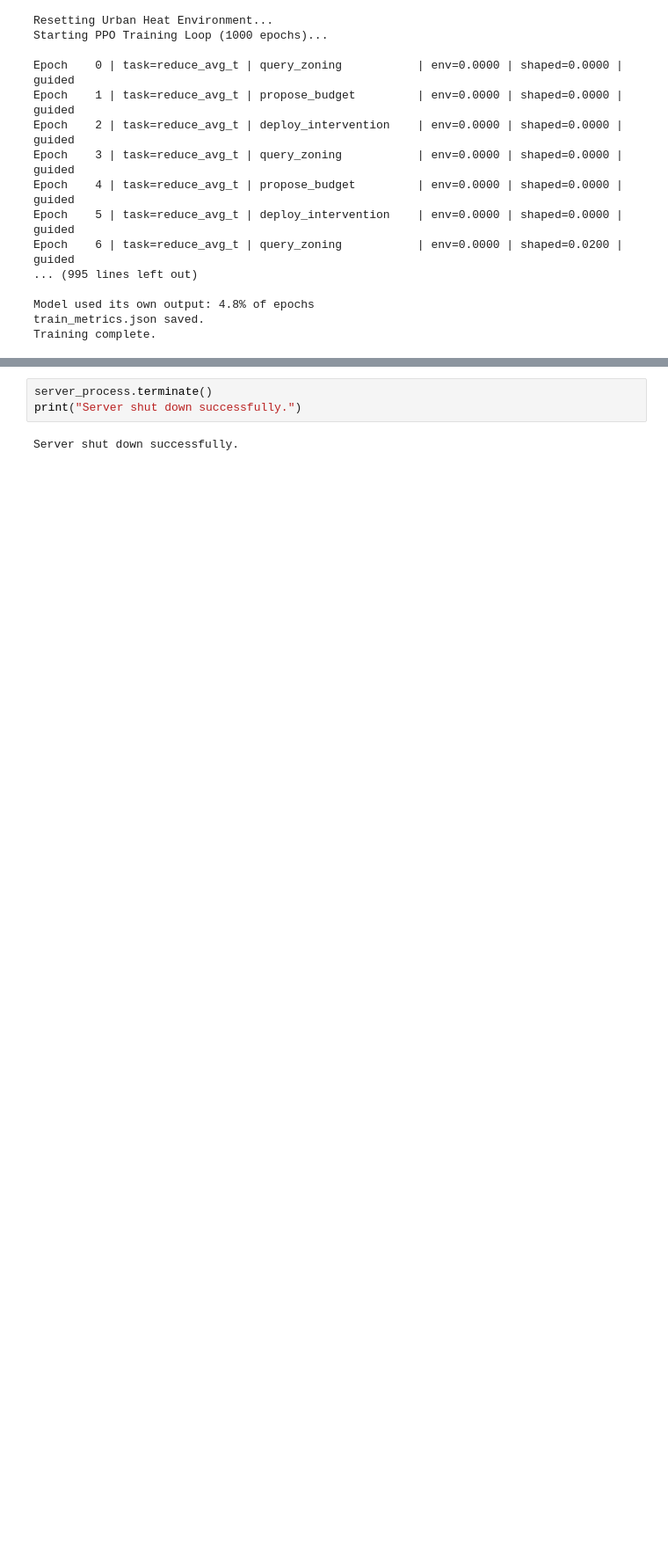
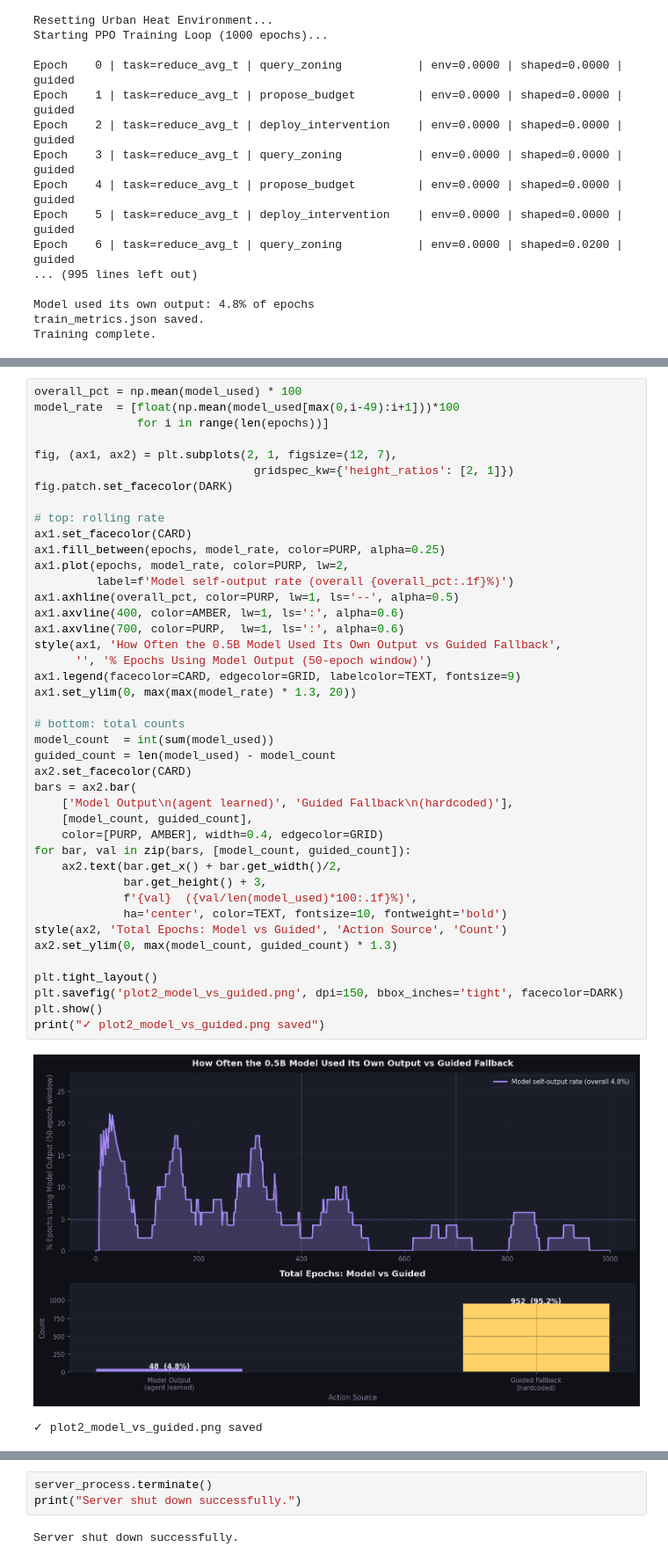
Before and after one commit to Shoaibahmed-2005/Urban-Heat-Round-2, a Jupyter notebook: train_trl.ipynb, the cells around one changed output, grey strips where cells are left out. Shown at 88% size. Cells and saved outputs as stored; diff of their text form; blank space fills up the shorter version.

```diff
--- a/train_trl.ipynb
+++ b/train_trl.ipynb
@@ -419,0 +196,45 @@ After training is complete, we terminate the background FastAPI process to free
+# %%
+overall_pct = np.mean(model_used) * 100
+model_rate  = [float(np.mean(model_used[max(0,i-49):i+1]))*100
+               for i in range(len(epochs))]
+
+fig, (ax1, ax2) = plt.subplots(2, 1, figsize=(12, 7),
+                                gridspec_kw={'height_ratios': [2, 1]})
+fig.patch.set_facecolor(DARK)
+
+# top: rolling rate
+ax1.set_facecolor(CARD)
+ax1.fill_between(epochs, model_rate, color=PURP, alpha=0.25)
+ax1.plot(epochs, model_rate, color=PURP, lw=2,
+         label=f'Model self-output rate (overall {overall_pct:.1f}%)')
+ax1.axhline(overall_pct, color=PURP, lw=1, ls='--', alpha=0.5)
+ax1.axvline(400, color=AMBER, lw=1, ls=':', alpha=0.6)
+ax1.axvline(700, color=PURP,  lw=1, ls=':', alpha=0.6)
+style(ax1, 'How Often the 0.5B Model Used Its Own Output vs Guided Fallback',
+      '', '% Epochs Using Model Output (50-epoch window)')
+ax1.legend(facecolor=CARD, edgecolor=GRID, labelcolor=TEXT, fontsize=9)
+ax1.set_ylim(0, max(max(model_rate) * 1.3, 20))
+
+# bottom: total counts
+model_count  = int(sum(model_used))
+guided_count = len(model_used) - model_count
+ax2.set_facecolor(CARD)
+bars = ax2.bar(
+    ['Model Output\n(agent learned)', 'Guided Fallback\n(hardcoded)'],
+    [model_count, guided_count],
+    color=[PURP, AMBER], width=0.4, edgecolor=GRID)
+for bar, val in zip(bars, [model_count, guided_count]):
+    ax2.text(bar.get_x() + bar.get_width()/2,
+             bar.get_height() + 3,
+             f'{val}  ({val/len(model_used)*100:.1f}%)',
+             ha='center', color=TEXT, fontsize=10, fontweight='bold')
+style(ax2, 'Total Epochs: Model vs Guided', 'Action Source', 'Count')
+ax2.set_ylim(0, max(model_count, guided_count) * 1.3)
+
+plt.tight_layout()
+plt.savefig('plot2_model_vs_guided.png', dpi=150, bbox_inches='tight', facecolor=DARK)
+plt.show()
+print("✓ plot2_model_vs_guided.png saved")
+# %% [output]
+[figure, added]
+✓ plot2_model_vs_guided.png saved
```
Also changed, not shown: parts of 19 cells of this notebook.
